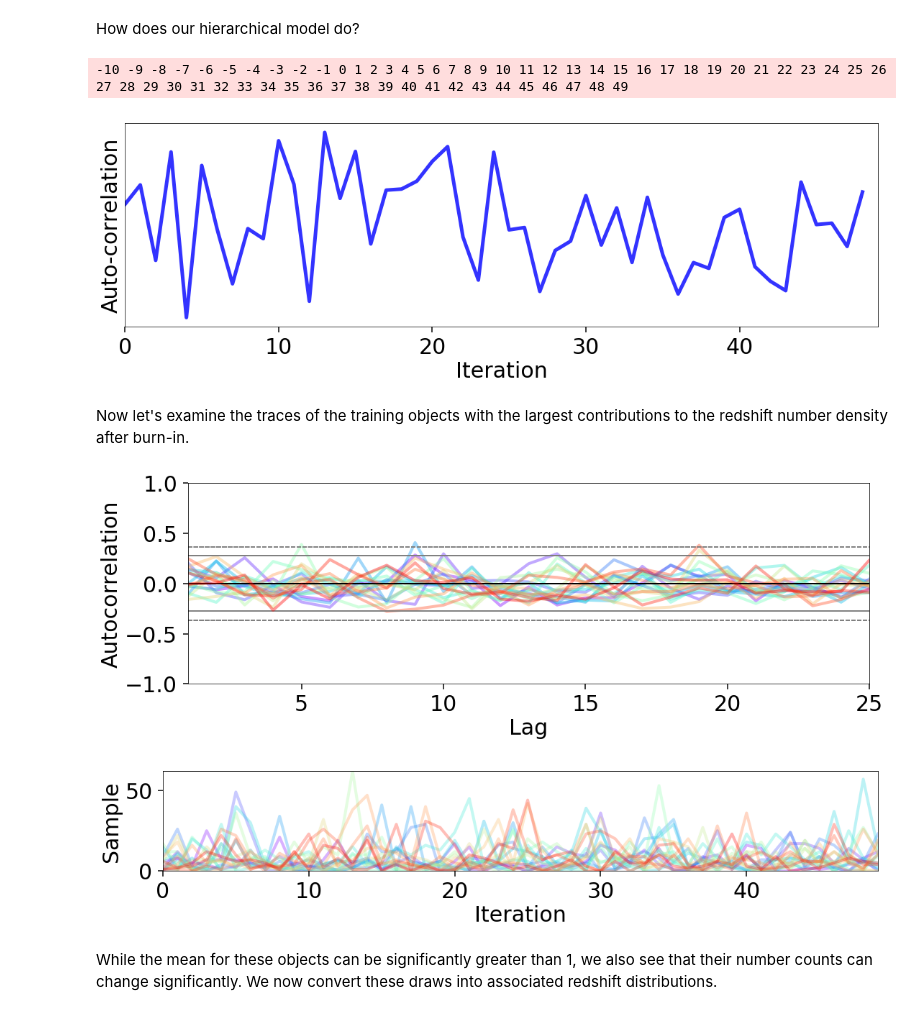
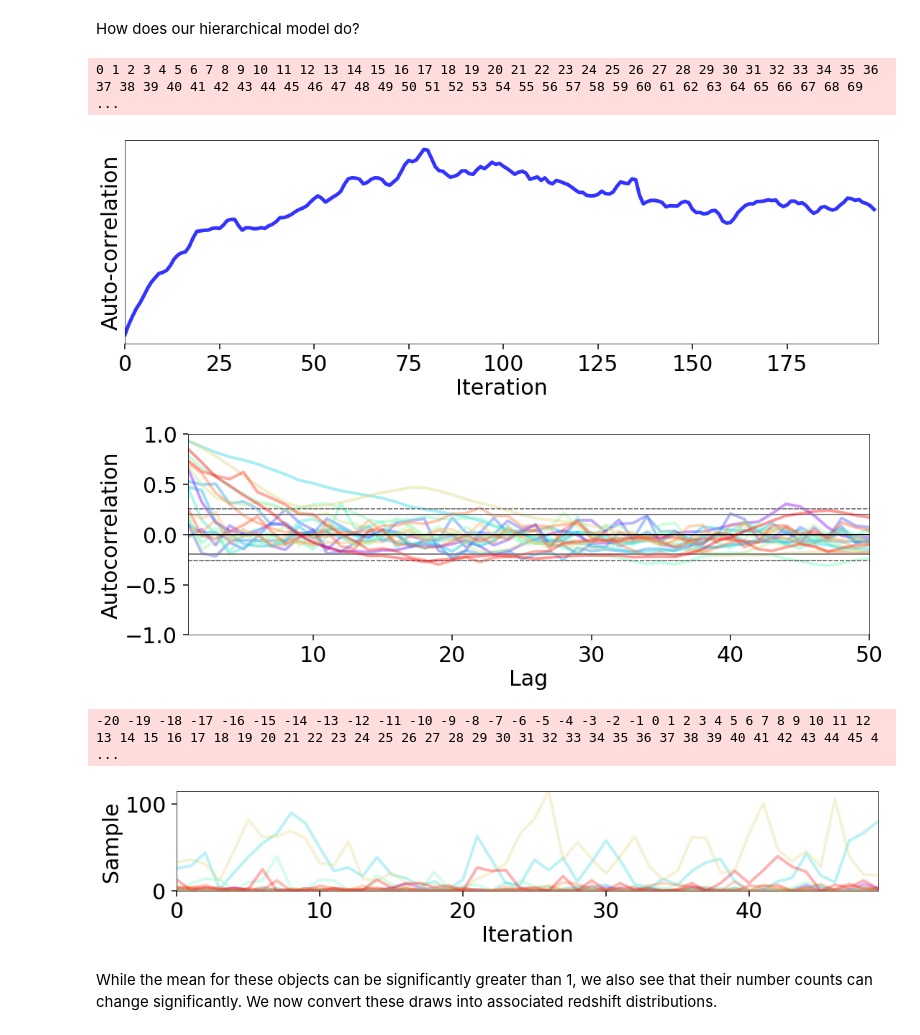
Before and after one commit to joshspeagle/frankenz, a Jupyter notebook: demos/2 - Inference with Redshifts.ipynb, the cells around one changed output. Drawn from its saved outputs; the diff is of its cells as text; code cells hidden in the pictures.

Commit message:
redshift inference v2
Improved the redshift inference notebook. Small bugfix to `gauss_kde` to
deal with edge effects (treated as truncated normal).

```diff
--- a/demos/2 - Inference with Redshifts.ipynb
+++ b/demos/2 - Inference with Redshifts.ipynb
@@ -776,7 +755,7 @@ for i in range(Nsamples):
     for j in range(Ntrain):
         for k in range(train2_samples[i][j]):
             zsamps.append(np.random.normal(mu_train[j], sigma_train[j]))
-    z2_samples[i] = frankenz.pdf.gauss_kde(zsamps, np.ones_like(zsamps) * 0.01,
+    z2_samples[i] = frankenz.pdf.gauss_kde(zsamps, np.ones_like(zsamps) * 0.05,
                                            zgrid)  # KDE
     z2_samples[i] *= len(zsamps) / z2_samples[i].sum()  # normalize
 # %% [output]
@@ -793,7 +772,7 @@ for i in range(Nsamples):
     for j in range(Ntrain):
         for k in range(train3_samples[i][j]):
             zsamps.append(np.random.normal(mu_train[j], sigma_train[j]))
-    z3_samples[i] = frankenz.pdf.gauss_kde(zsamps, np.ones_like(zsamps) * 0.01,
+    z3_samples[i] = frankenz.pdf.gauss_kde(zsamps, np.ones_like(zsamps) * 0.05,
                                            zgrid)  # KDE
     z3_samples[i] *= len(zsamps) / z3_samples[i].sum()  # normalize
 # %% [output]
@@ -813,57 +792,28 @@ zplot(z3_samples, label='Posterior', color='darkviolet')
 While there is some variation between the draws in both the training object space and the target redshift space, in general our results here give consistent answers with each other up to the (intrinsic) noise introduced by the sampling density of our training set.
 # %% [markdown]
 How does our hierarchical model do?
-# %%
-# sample from our hierarchical model
-Nburn = 10  # burnin
-Nthin = 20  # thinning
-train4_samples_w = np.zeros_like(train2_samples)
-train4_samples_n = np.zeros_like(train2_samples)
-
-wt = np.ones_like(Ntrain) # initialize weights
-for j in xrange(Nthin * (Nsamples + Nburn)):
-    count = int(j / Nthin) - Nburn
-    if (j + 1) % Nthin == 0:
-        sys.stderr.write('{0} '.format(count))
-
-    # Compute new posterior.
-    pstack_t = np.zeros(Ntrain)
-    post_t = post * wt
-    post_t /= post_t.sum(axis=1)[:, None]
-
-    # Stack posterior.
-    for i in range(Nobs):
-        pstack_t += np.random.multinomial(1, post_t[i])
-
-    # Sample population weights.
-    wt = np.random.dirichlet(pstack_t + 1.) * Nobs
-
-    # Save samples.
-    if (j + 1) % Nthin == 0 and count >= 0:
-        train4_samples_n[count] = pstack_t.copy()
-        train4_samples_w[count] = wt.copy()
-# %% [output]
--10 -9 -8 -7 -6 -5 -4 -3 -2 -1 0 1 2 3 4 5 6 7 8 9 10 11 12 13 14 15 16 17 18 19 20 21 22 23 24 25 26 27 28 29 30 31 32 33 34 35 36 37 38 39 40 41 42 43 44 45 46 47 48 49
+# %%
+# sample from our hierarchical model
+results = mcmc_gibbs(post, 200, Ntrain, Nburn=0, Nthin=1)
+train4_samples_n, train4_samples_w = results
+# %% [output]
+0 1 2 3 4 5 6 7 8 9 10 11 12 13 14 15 16 17 18 19 20 21 22 23 24 25 26 27 28 29 30 31 32 33 34 35 36 37 38 39 40 41 42 43 44 45 46 47 48 49 50 51 52 53 54 55 56 57 58 59 60 61 62 63 64 65 66 67 68 69  ...
 # %%
 # plot lag=1 autocorrelation
 plt.figure(figsize=(16, 6))
 autocorr = np.array([np.correlate(train4_samples_n[i], train4_samples_n[i+1])
-                     for i in range(Nsamples - 1)]).flatten()
+                     for i in range(len(train4_samples_n) - 1)]).flatten()
 plt.plot(autocorr, lw=5, color='blue', alpha=0.8)
 plt.xlabel('Iteration')
-plt.xlim([0., Nsamples - 1])
+plt.xlim([0., len(train4_samples_n) - 1])
 plt.yticks([])
 plt.ylabel('Auto-correlation')
 plt.tight_layout()
 # %% [output]
-[figure, old version]
+[figure, new version]
-# %% [markdown]
-Now let's examine the traces of the training objects with the largest contributions to the redshift number density after burn-in.
 # %%
-from pandas.plotting import autocorrelation_plot
-
 # plot autocorrelation lag
-Nburnin = 0
+Nburnin = 100
 Nplot = 20
 plt.figure(figsize=(16, 6))
 colors = plt.get_cmap('rainbow')(np.linspace(0., 1., Nplot))
@@ -871,23 +821,29 @@ idxs = np.random.choice(len(zgrid), size=Nplot, replace=False)
 [autocorrelation_plot(train4_samples_n[Nburnin:, i],
                       color=c, lw=4, alpha=0.4)
  for i, c in zip(idxs, colors)]
-plt.xlim([1, (Nsamples - Nburnin) / 2])
+plt.xlim([1, (len(train4_samples_n) - Nburnin) / 2])
 plt.tight_layout()
 # %% [output]
-[figure, old version]
+[figure, new version]
+# %%
+# sample from our hierarchical model
+results = mcmc_gibbs(post, Nsamples, Ntrain, Nburn=20, Nthin=10)
+train4_samples_n, train4_samples_w = results
+# %% [output]
+-20 -19 -18 -17 -16 -15 -14 -13 -12 -11 -10 -9 -8 -7 -6 -5 -4 -3 -2 -1 0 1 2 3 4 5 6 7 8 9 10 11 12 13 14 15 16 17 18 19 20 21 22 23 24 25 26 27 28 29 30 31 32 33 34 35 36 37 38 39 40 41 42 43 44 45 4 ...
 # %%
-# plot samples
+# plot trace of a few prior weights
 plt.figure(figsize=(16,4))
 for i in range(Nplot):
     idx = idxs[i]
     plt.plot(train4_samples_n[:, idx], color=colors[i], lw=4, alpha=0.3)
-plt.ylim([0., train4_samples_n[Nburnin:, idxs].max()])
+plt.ylim([0., train4_samples_n[:, idxs].max()])
 plt.xlim([0, Nsamples - 1])
 plt.xlabel('Iteration')
 plt.ylabel('Sample')
 plt.tight_layout()
 # %% [output]
-[figure, old version]
+[figure, new version]
 # %% [markdown]
 While the mean for these objects can be significantly greater than 1, we also see that their number counts can change significantly. We now convert these draws into associated redshift distributions.
 # %%
```
Also changed, not shown: parts of 121 cells of this notebook, 1 other file.
